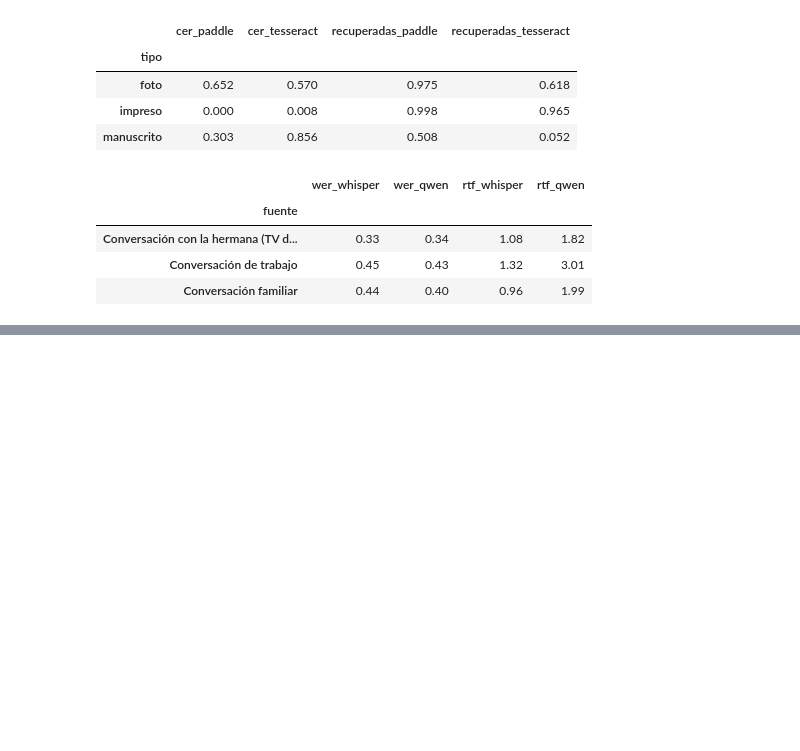
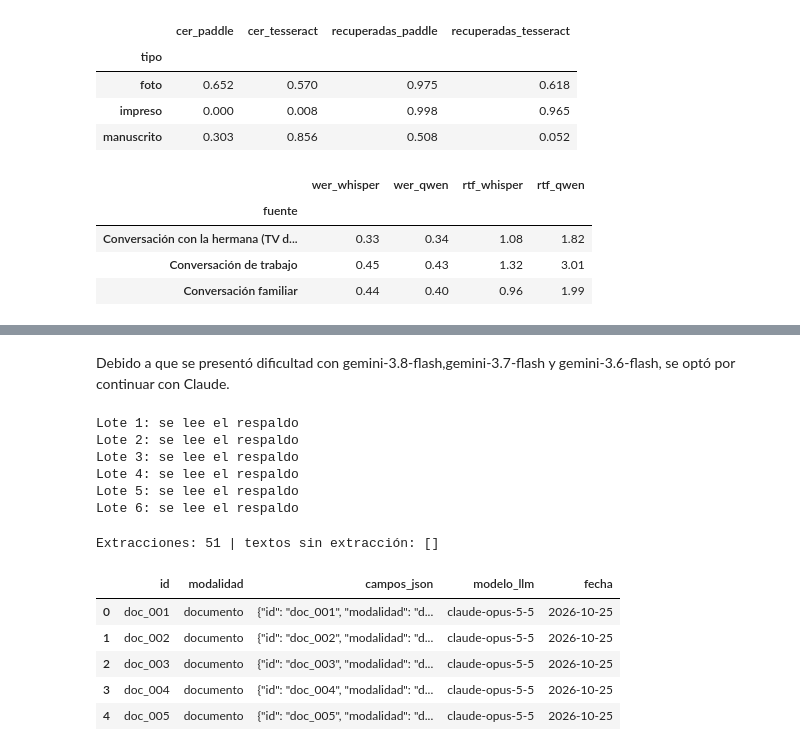
Before and after one commit to Clandra91/Python_intermedio, a Jupyter notebook: tarea_2/02_evaluacion.ipynb, the cells around one changed output, grey strips where cells are left out. Drawn from its saved outputs; the diff is of its cells as text; code cells hidden in the pictures; blank space fills up the shorter version.

```diff
--- a/tarea_2/02_evaluacion.ipynb
+++ b/tarea_2/02_evaluacion.ipynb
@@ -214,0 +324,75 @@ Audio -> WER faster-whisper small (línea base): 0.423 (RTF 1.09) | WER Qwen3-AS
+# %% [markdown]
+Debido a que se presentó dificultad con gemini-3.8-flash,gemini-3.7-flash y gemini-3.6-flash, se optó por continuar con Claude.
+# %%
+# Extracción con Claude (API de Anthropic), porque el 25/10 Gemini estaba saturado (503) y agotó su cuota gratuita (429)
+import anthropic
+
+from dotenv import load_dotenv
+
+# Los 51 textos seudonimizados de la Parte 1 (igual que en la celda de Gemini)
+textos = pd.concat([
+    pd.DataFrame({"id": documentos["id"], "modalidad": "documento", "texto": documentos["texto_ocr"]}),
+    pd.DataFrame({"id": clips["id"], "modalidad": "audio", "texto": clips["texto_asr"]}),
+], ignore_index=True)
+TAMANO_LOTE = 9
+
+load_dotenv(override=True)  # vuelve a leer el .env, que ahora tiene ANTHROPIC_API_KEY
+MODELO_LLM = "claude-opus-5-5"
+cliente_claude = anthropic.Anthropic()  # toma la clave de la variable ANTHROPIC_API_KEY
+
+class Lote(BaseModel):
+    extracciones: list[Extraccion]
+
+def extraer_lote(lote):
+    """Envía un grupo de textos a Claude y devuelve sus extracciones como diccionarios."""
+    bloques = "\n\n".join(f"### id: {f.id} | modalidad: {f.modalidad}\n{f.texto}" for f in lote.itertuples())
+    respuesta = cliente_claude.messages.parse(
+        model=MODELO_LLM,
+        max_tokens=16000,
+        system=INSTRUCCIONES,
+        messages=[{"role": "user", "content": "Textos:\n\n" + bloques}],
+        output_format=Lote,  # formato de respuesta obligatorio (salida estructurada)
+    )
+    return [e.model_dump() for e in respuesta.parsed_output.extracciones]
+
+# Una carpeta de respaldos por modelo; si un lote ya está guardado, no se vuelve a pedir
+CARPETA_LLM = Path("datos/raw/llm") / MODELO_LLM
+CARPETA_LLM.mkdir(parents=True, exist_ok=True)
+for k, inicio in enumerate(range(0, len(textos), TAMANO_LOTE), 1):
+    respaldo = CARPETA_LLM / f"lote_{k:02d}.json"
+    if respaldo.exists():
+        print(f"Lote {k}: se lee el respaldo")
+        continue
+    lote = textos.iloc[inicio:inicio + TAMANO_LOTE]
+    resultado = extraer_lote(lote)
+    respaldo.write_text(json.dumps(resultado, ensure_ascii=False, indent=1), encoding="utf-8")
+    print(f"Lote {k}: {len(resultado)} extracciones de {len(lote)} textos")
+# %% [output]
+Lote 1: se lee el respaldo
+Lote 2: se lee el respaldo
+Lote 3: se lee el respaldo
+Lote 4: se lee el respaldo
+Lote 5: se lee el respaldo
+Lote 6: se lee el respaldo
+# %%
+# Se reúnen los lotes en la tabla pedida: id, modalidad, campos_json, modelo_llm y fecha
+filas = []
+for respaldo in sorted(CARPETA_LLM.glob("lote_*.json")):
+    fecha_lote = date.fromtimestamp(respaldo.stat().st_mtime).isoformat()  # día en que se hizo el pedido
+    for e in json.loads(respaldo.read_text(encoding="utf-8")):
+        filas.append({"id": e["id"], "modalidad": e["modalidad"],
+                      "campos_json": json.dumps(e, ensure_ascii=False),
+                      "modelo_llm": MODELO_LLM, "fecha": fecha_lote})
+
+extraccion = pd.DataFrame(filas)
+print("Extracciones:", len(extraccion), "| textos sin extracción:", sorted(set(textos["id"]) - set(extraccion["id"])))
+extraccion.to_csv("datos/extraccion_llm.csv", index=False, encoding="utf-8")
+extraccion.head()
+# %% [output]
+Extracciones: 51 | textos sin extracción: []
+|  | id | modalidad | campos_json | modelo_llm | fecha |
+| 0 | doc_001 | documento | {"id": "doc_001", "modalidad": "d... | claude-opus-5-5 | 2026-10-25 |
+| 1 | doc_002 | documento | {"id": "doc_002", "modalidad": "d... | claude-opus-5-5 | 2026-10-25 |
+| 2 | doc_003 | documento | {"id": "doc_003", "modalidad": "d... | claude-opus-5-5 | 2026-10-25 |
+| 3 | doc_004 | documento | {"id": "doc_004", "modalidad": "d... | claude-opus-5-5 | 2026-10-25 |
+| 4 | doc_005 | documento | {"id": "doc_005", "modalidad": "d... | claude-opus-5-5 | 2026-10-25 |
```
Also changed, not shown: parts of 16 cells of this notebook, 9 other files.
